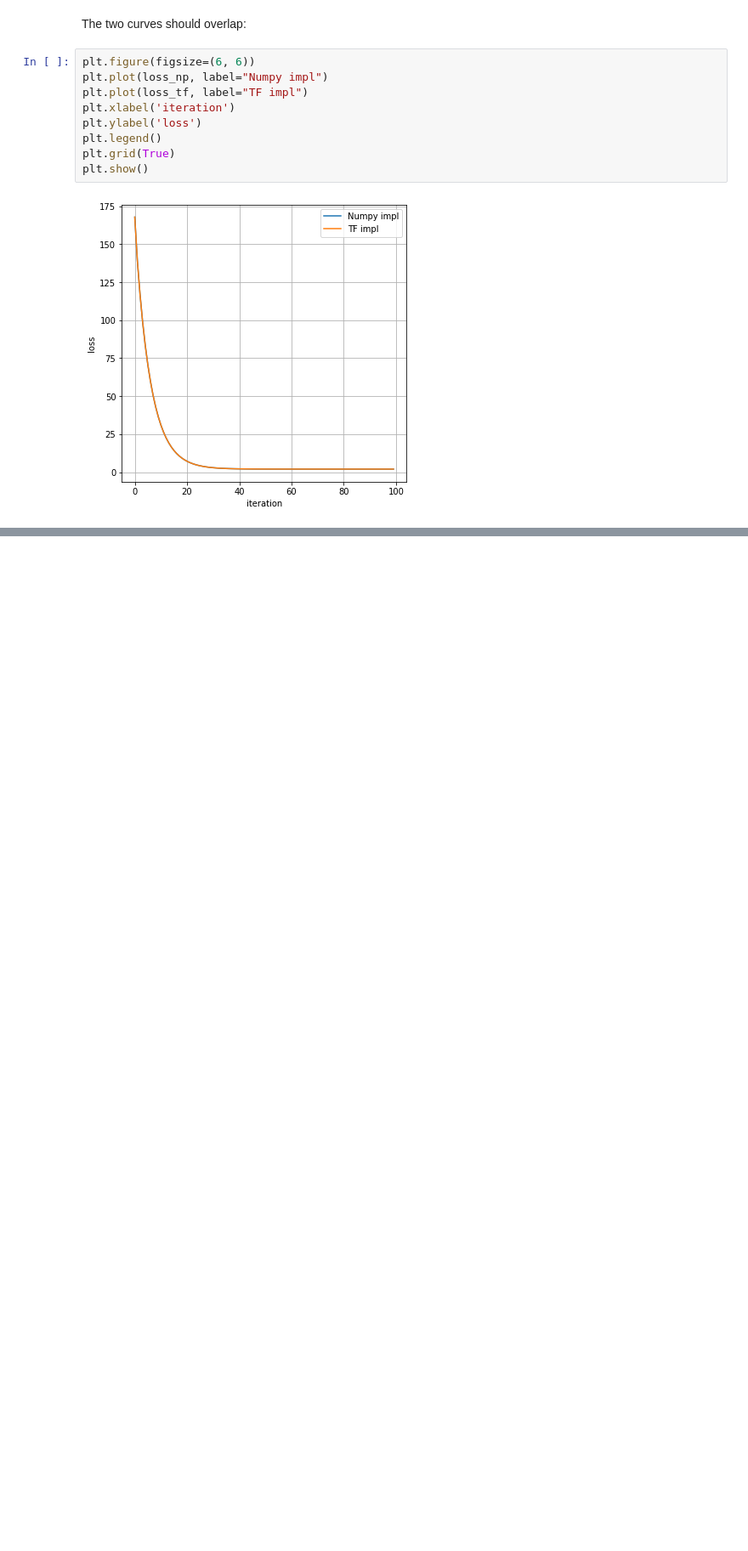
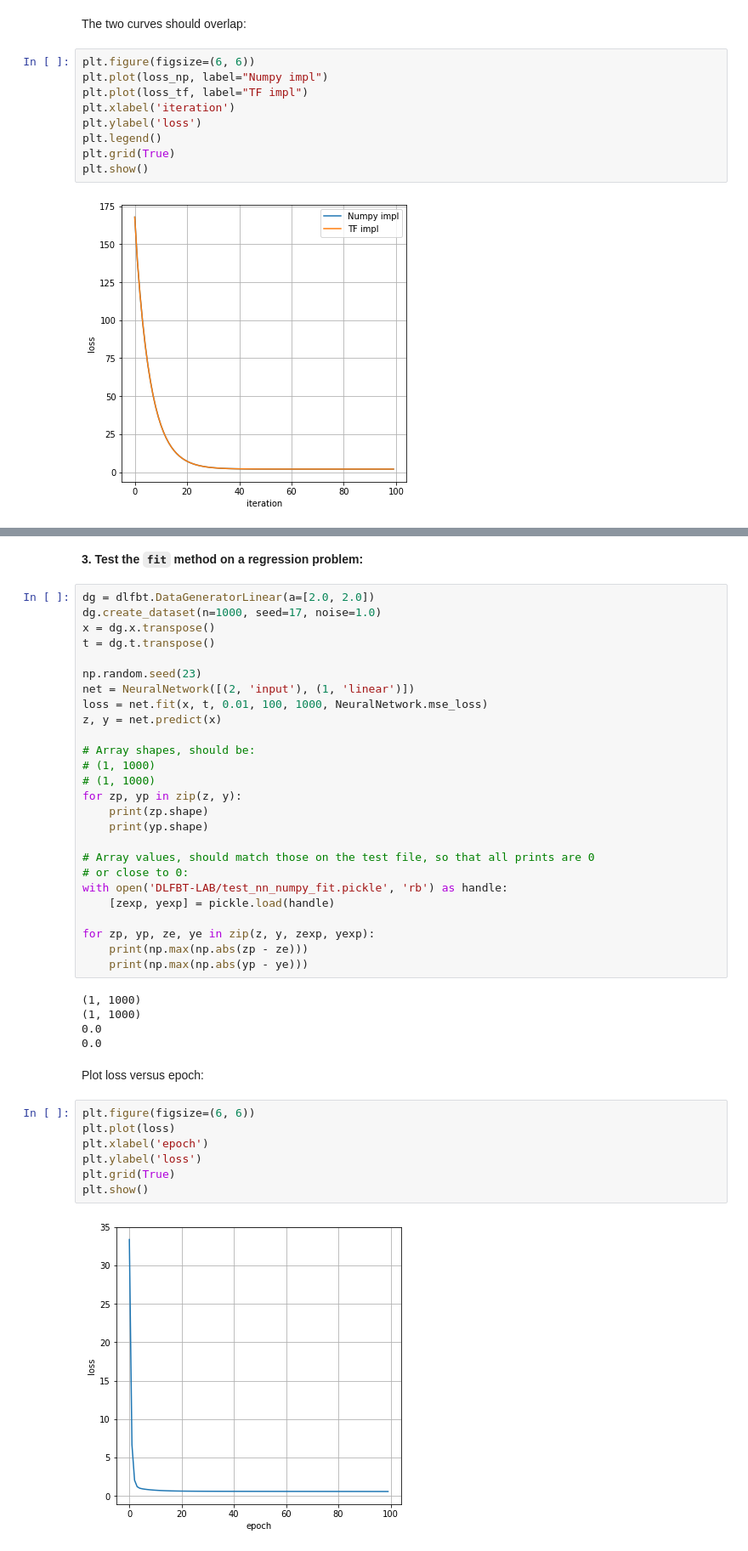
Before and after one commit to master-boda/DLFBT-LAB, a Jupyter notebook: lab1.ipynb, the cells around one changed output, grey strips where cells are left out. Shown at 85% size. Saved outputs shown, nothing was run; the diff lists cells and outputs as text; blank space fills up the shorter version.

```diff
--- a/lab1.ipynb
+++ b/lab1.ipynb
@@ -1104,0 +1375,44 @@ To be completed.
+# %% [markdown]
+**3. Test the ``fit`` method on a regression problem:**
+# %%
+dg = dlfbt.DataGeneratorLinear(a=[2.0, 2.0])
+dg.create_dataset(n=1000, seed=17, noise=1.0)
+x = dg.x.transpose()
+t = dg.t.transpose()
+
+np.random.seed(23)
+net = NeuralNetwork([(2, 'input'), (1, 'linear')])
+loss = net.fit(x, t, 0.01, 100, 1000, NeuralNetwork.mse_loss)
+z, y = net.predict(x)
+
+# Array shapes, should be:
+# (1, 1000)
+# (1, 1000)
+for zp, yp in zip(z, y):
+    print(zp.shape)
+    print(yp.shape)
+
+# Array values, should match those on the test file, so that all prints are 0
+# or close to 0:
+with open('DLFBT-LAB/test_nn_numpy_fit.pickle', 'rb') as handle:
+    [zexp, yexp] = pickle.load(handle)
+
+for zp, yp, ze, ye in zip(z, y, zexp, yexp):
+    print(np.max(np.abs(zp - ze)))
+    print(np.max(np.abs(yp - ye)))
+# %% [output]
+(1, 1000)
+(1, 1000)
+0.0
+0.0
+# %% [markdown]
+Plot loss versus epoch:
+# %%
+plt.figure(figsize=(6, 6))
+plt.plot(loss)
+plt.xlabel('epoch')
+plt.ylabel('loss')
+plt.grid(True)
+plt.show()
+# %% [output]
+[figure, added]
```
Also changed, not shown: parts of 40 cells of this notebook, 1 other file.
